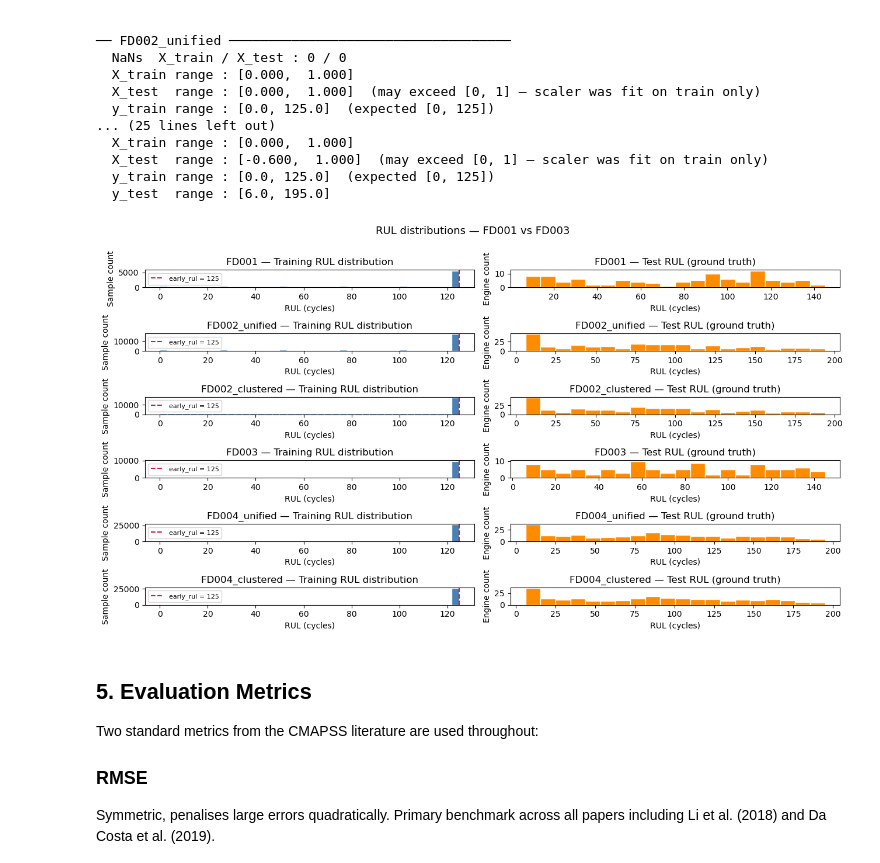
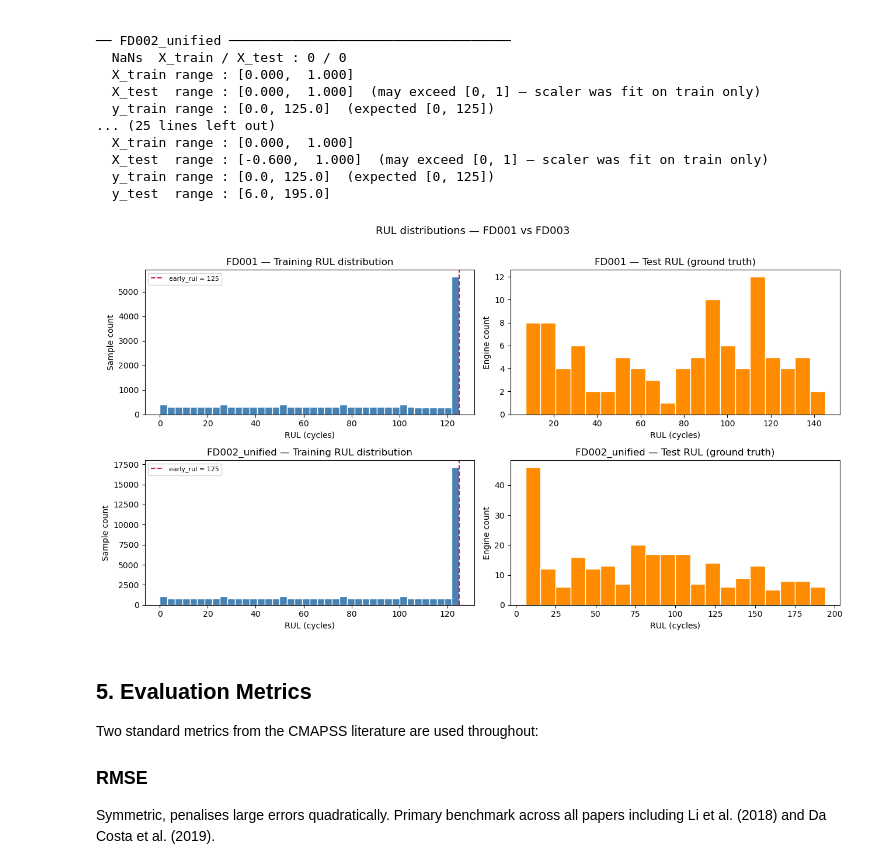
Before and after one commit to DanielRM01/Bachelor_Project_RUL, a Jupyter notebook: Vanilla_LSTM.ipynb, the cells around one changed output. Drawn from its saved outputs; the diff is of its cells as text; code cells hidden in the pictures.

```diff
--- a/Vanilla_LSTM.ipynb
+++ b/Vanilla_LSTM.ipynb
@@ -216,31 +325,31 @@ for ds in DATASETS:
   y_train range : [0.0, 125.0]  (expected [0, 125])
   y_test  range : [6.0, 195.0]
 # %%
-fig, axes = plt.subplots(len(DATASETS), 2, figsize=(13, 7))
+fig, axes = plt.subplots(len(DATASETS[:2]), 2, figsize=(13, 7))
 
-for row, ds in enumerate(DATASETS):
+for row, ds in enumerate(DATASETS[:2]):
     y_tr = arrays[ds]['y_train']
     y_te = arrays[ds]['y_test']
 
     axes[row, 0].hist(y_tr, bins=40, color='steelblue', edgecolor='white')
     axes[row, 0].axvline(125, color='crimson', linestyle='--', label='early_rul = 125')
     axes[row, 0].set_title(f'{ds} — Training RUL distribution')
     axes[row, 0].set_xlabel('RUL (cycles)')
     axes[row, 0].set_ylabel('Sample count')
     axes[row, 0].legend(fontsize=8)
 
     axes[row, 1].hist(y_te, bins=20, color='darkorange', edgecolor='white')
     axes[row, 1].set_title(f'{ds} — Test RUL (ground truth)')
     axes[row, 1].set_xlabel('RUL (cycles)')
     axes[row, 1].set_ylabel('Engine count')
 
 plt.suptitle('RUL distributions — FD001 vs FD003', fontsize=13, y=1.01)
 plt.tight_layout()
 plt.savefig(os.path.join(PREPROCESSED_DIR, 'rul_distributions.png'),
             dpi=150, bbox_inches='tight')
 plt.show()
 # %% [output]
-[figure, old version]
+[figure, new version]
 # %% [markdown]
 ## 5. Evaluation Metrics
 
```
Also changed, not shown: parts of 5 cells of this notebook, 15 other files.
